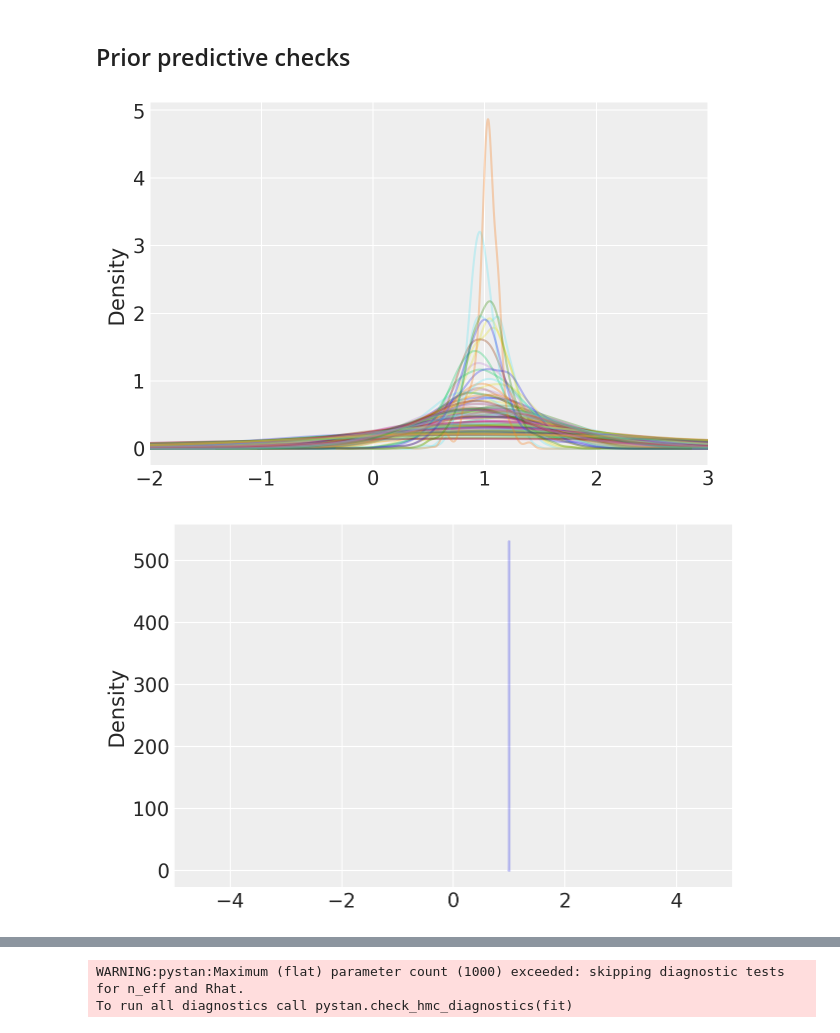
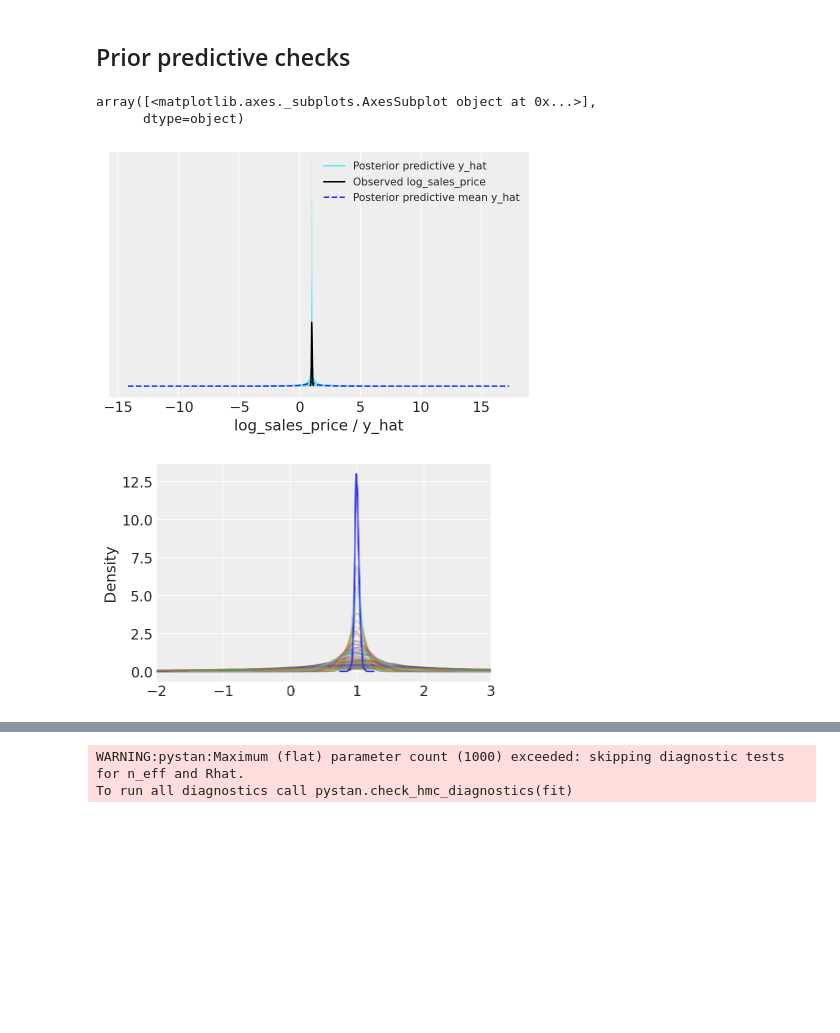
Before and after one commit to bennywee/house_prices_kaggle, a Jupyter notebook: notebooks/modelling_notebooks/dummy_variable_model.ipynb, the cells around one changed output, grey strips where cells are left out. Drawn from its saved outputs; the diff is of its cells as text; code cells hidden in the pictures; blank space fills up the shorter version.

```diff
--- a/notebooks/modelling_notebooks/dummy_variable_model.ipynb
+++ b/notebooks/modelling_notebooks/dummy_variable_model.ipynb
@@ -147,0 +51,2 @@ sum(test['log_sales_price_std'].isnull())
+# %%
+no_pooling_model = pystan.StanModel(file = '../models/dummy_variable_model.stan')
@@ -148,37 +55,49 @@ sum(test['log_sales_price_std'].isnull())
 # %%
-dv_data_check = dict(N = len(train),
-           log_sales_price = train['log_sales_price_std'],
-           log_lot_area = train['log_lot_area_z'],
-           neighbourhood = train['neighbourhood'],
-           N_neighbourhood = len(train['Neighborhood'].unique()),
-           N_test = len(test),
-           log_lot_area_test = test['log_lot_area_z'],
-           neighbourhood_test = test['neighbourhood'],
-           alpha_sd = 0.01,
-           beta_sd = 0.1,
-           run_estimation = 0)
+npm_data_check = dict(N = len(train),
+              log_sales_price = train['log_sales_price_std'],
+              log_lot_area = train['log_lot_area_z'],
+              neighbourhood = train['neighbourhood'],
+              N_neighbourhood = len(train['Neighborhood'].unique()),
+              N_test = len(test),
+              log_lot_area_test = test['log_lot_area_z'],
+              neighbourhood_test = test['neighbourhood'],
+              alpha_sd = 0.01,
+              beta_sd = 0.1,
+              run_estimation = 0)
 
-fit_dv_model_check = npm.sampling(data=dv_data_check)
-dv_model_df_check = fit_dv_model_check.to_dataframe()
+fit_npm_check = no_pooling_model.sampling(data=npm_data_check)
+npm_df_check = fit_npm_check.to_dataframe()
 # %% [output]
 WARNING:pystan:Maximum (flat) parameter count (1000) exceeded: skipping diagnostic tests for n_eff and Rhat.
 To run all diagnostics call pystan.check_hmc_diagnostics(fit)
 # %% [markdown]
 ## Prior predictive checks
+# %%
+npm_check_az = az.from_pystan(
+    posterior=fit_npm_check,
+    posterior_predictive="y_hat",
+    observed_data="log_sales_price",
+    log_likelihood='log_lik',
+)
+
+az.plot_ppc(data = npm_check_az, kind = 'density', data_pairs = {'log_sales_price' : 'y_hat'})
+
+#az.plot_trace(fit_model_check, var_names=["alpha_j", "beta", "sigma"], compact = True);
+# %% [output]
+array([<matplotlib.axes._subplots.AxesSubplot object at 0x...>],
+      dtype=object)
+[figure, added]
 # %%
-import arviz as az
-%config InlineBackend.figure_format = 'retina'
-az.style.use('arviz-darkgrid')
+fig, axes = plt.subplots(1,1)
 
-dv_model_df_check.filter(regex = 'y_hat').T.iloc[:, :100].plot.kde(alpha=0.3,
+npm_df_check.filter(regex = 'y_hat').T.iloc[:, :100].plot.kde(alpha=0.3,
                                                         legend = False,
-                                                        xlim = (-2, 3));
+                                                        xlim = (-2, 3),
+                                                        ax = axes);
+
+train['log_sales_price_std'].plot.kde(legend = False,
+                             alpha = 1,
+                             ax = axes);
 # %% [output]
-[figure, old version]
+[figure, new version]
-# %%
-dv_model_df_check.filter(regex = 'y_hat').T.mean(axis = 0).plot.kde(alpha=0.3,
-                                                        legend = False,
-                                                        xlim = (-5, 5));
-# %% [output]
-[figure, removed]
 # %%
```
Also changed, not shown: parts of 21 cells of this notebook, 3 other files.
